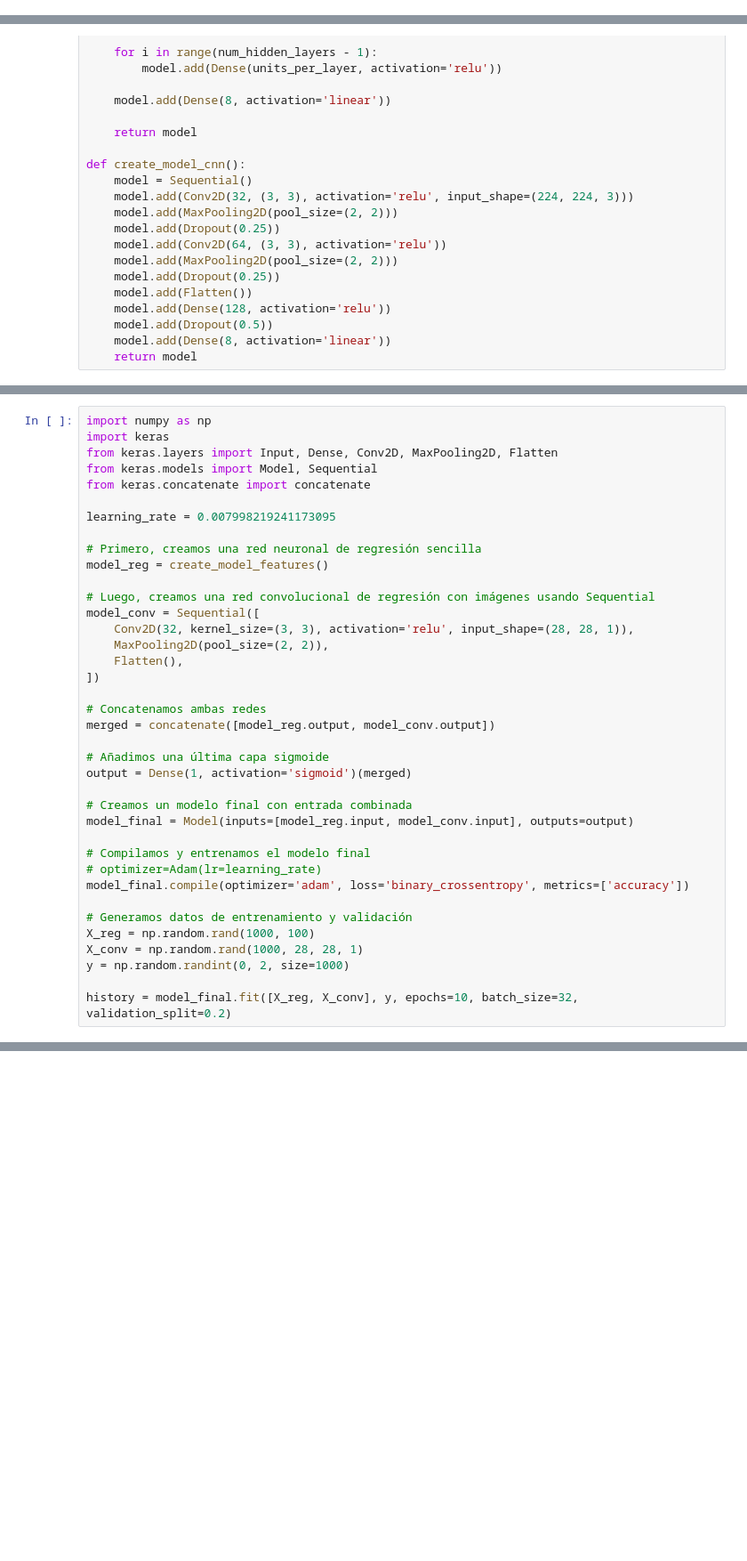
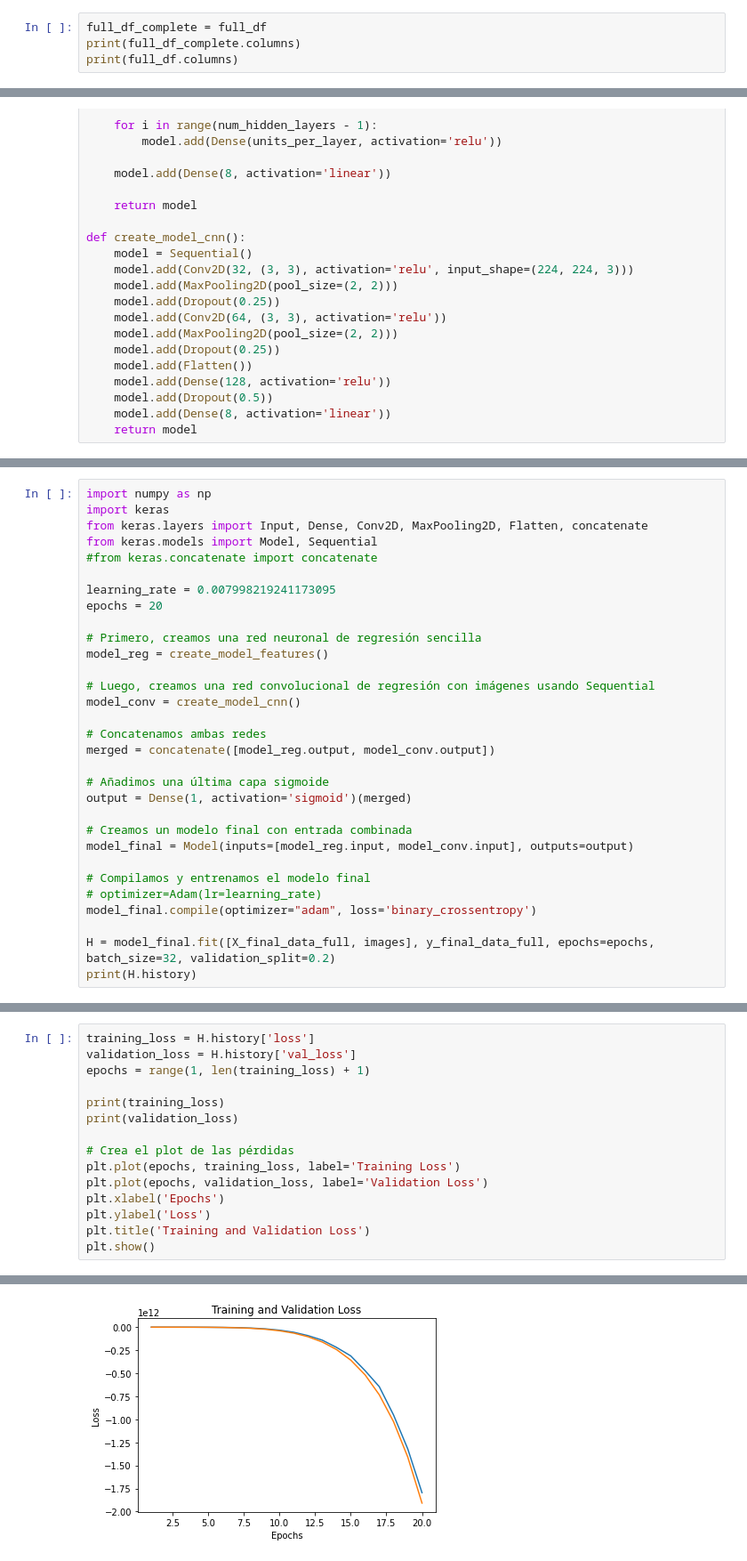
Before and after one commit to n1rocket/deep_learning_armandobueno, a Jupyter notebook: Práctica/armando_bueno_practica.ipynb, the cells around one changed output, grey strips where cells are left out. Shown: that part at 89% size. Saved outputs shown, nothing was run; the diff lists cells and outputs as text; blank space fills up the shorter version.

```diff
--- a/Práctica/armando_bueno_practica.ipynb
+++ b/Práctica/armando_bueno_practica.ipynb
@@ -689,0 +489,4 @@ full_df.head().T
+# %%
+full_df_complete = full_df
+print(full_df_complete.columns)
+print(full_df.columns)
@@ -1463,21 +1183,18 @@ def create_model_cnn():
 # %%
 import numpy as np
 import keras
-from keras.layers import Input, Dense, Conv2D, MaxPooling2D, Flatten
+from keras.layers import Input, Dense, Conv2D, MaxPooling2D, Flatten, concatenate
 from keras.models import Model, Sequential
-from keras.concatenate import concatenate
+#from keras.concatenate import concatenate
 
 learning_rate = 0.007998219241173095
+epochs = 20
 
 # Primero, creamos una red neuronal de regresión sencilla
 model_reg = create_model_features()
 
 # Luego, creamos una red convolucional de regresión con imágenes usando Sequential
-model_conv = Sequential([
-    Conv2D(32, kernel_size=(3, 3), activation='relu', input_shape=(28, 28, 1)),
-    MaxPooling2D(pool_size=(2, 2)),
-    Flatten(),
-])
+model_conv = create_model_cnn()
 
 # Concatenamos ambas redes
 merged = concatenate([model_reg.output, model_conv.output])
@@ -1490,11 +1207,7 @@ model_final = Model(inputs=[model_reg.input, model_conv.input], outputs=output)
 
 # Compilamos y entrenamos el modelo final
 # optimizer=Adam(lr=learning_rate)
-model_final.compile(optimizer='adam', loss='binary_crossentropy', metrics=['accuracy'])
+model_final.compile(optimizer="adam", loss='binary_crossentropy')
 
-# Generamos datos de entrenamiento y validación
-X_reg = np.random.rand(1000, 100)
-X_conv = np.random.rand(1000, 28, 28, 1)
-y = np.random.randint(0, 2, size=1000)
-
-history = model_final.fit([X_reg, X_conv], y, epochs=10, batch_size=32, validation_split=0.2)
+H = model_final.fit([X_final_data_full, images], y_final_data_full, epochs=epochs, batch_size=32, validation_split=0.2)
+print(H.history)
@@ -1500,0 +1232,16 @@ history = model_final.fit([X_reg, X_conv], y, epochs=10, batch_size=32, validati
+# %%
+training_loss = H.history['loss']
+validation_loss = H.history['val_loss']
+epochs = range(1, len(training_loss) + 1)
+
+print(training_loss)
+print(validation_loss)
+
+# Crea el plot de las pérdidas
+plt.plot(epochs, training_loss, label='Training Loss')
+plt.plot(epochs, validation_loss, label='Validation Loss')
+plt.xlabel('Epochs')
+plt.ylabel('Loss')
+plt.title('Training and Validation Loss')
+plt.show()
+# %% [output]
@@ -1500,0 +1250 @@ history = model_final.fit([X_reg, X_conv], y, epochs=10, batch_size=32, validati
+[figure, added]
```
Also changed, not shown: parts of 51 cells of this notebook.
